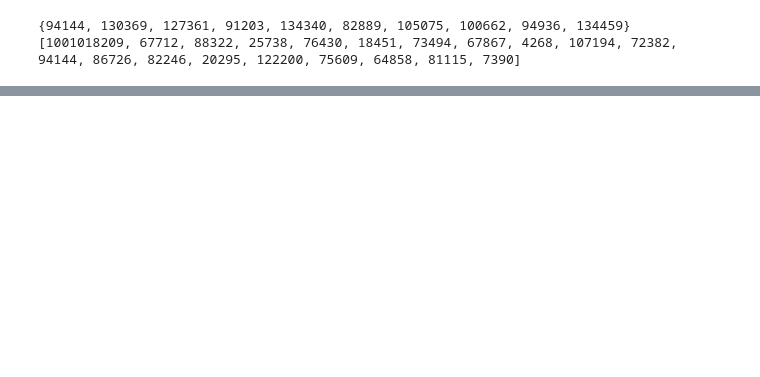
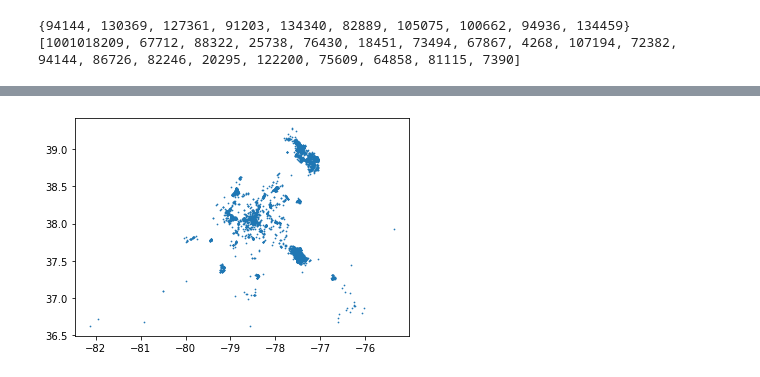
Before and after one commit to Ann924/Mobile-Facility, a Jupyter notebook: Ann.ipynb, the cells around one changed output, grey strips where cells are left out. Cells and saved outputs as stored; diff of their text form; code cells hidden in the pictures; blank space fills up the shorter version.

```diff
--- a/Ann.ipynb
+++ b/Ann.ipynb
@@ -521,0 +1249,5 @@ print(CLIENT_LOCATIONS.lid[0])
+# %%
+plt.scatter(x=locations['longitude'],y=locations['latitude'], s=0.5)
+plt.savefig('top_locations', dpi = 500)
+# %% [output]
+[figure, added]
```
Also changed, not shown: parts of 34 cells of this notebook, 3 other files.
